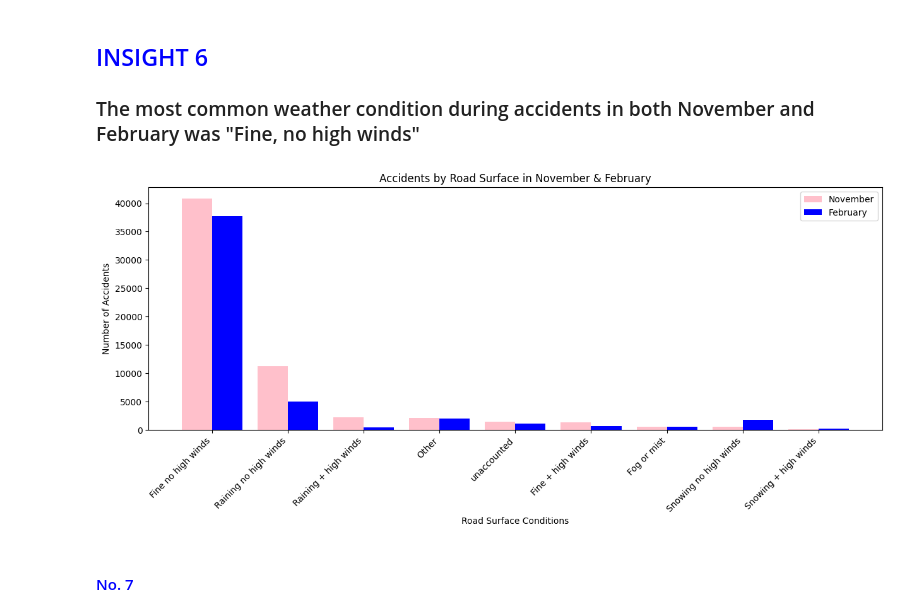
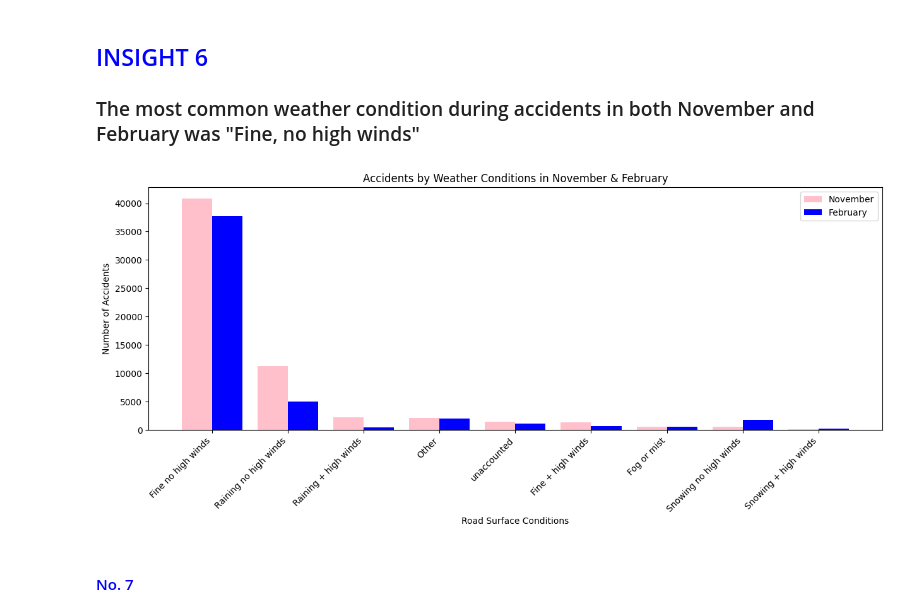
Before and after one commit to Meloujean/Data-Mining, a Jupyter notebook: activity4.ipynb, the cells around one changed output. Saved outputs shown, nothing was run; the diff lists cells and outputs as text; code cells hidden in the pictures.

```diff
--- a/activity4.ipynb
+++ b/activity4.ipynb
@@ -485,22 +485,22 @@ Name: count, dtype: int64
 # %%
 weather_conditions = ['Fine no high winds', 'Raining no high winds', 'Raining + high winds', 'Other', 'unaccounted', 'Fine + high winds', 'Fog or mist', 'Snowing no high winds', 'Snowing + high winds'
 ]
 
 nov_con = [most_common_weather_nov.get(cond, 0) for cond in weather_conditions]
 feb_con = [most_common_weather_feb.get(cond, 0) for cond in weather_conditions]
 x = np.arange(len(weather_conditions))
 plt.bar(x - 0.2, nov_con, width=0.4, label='November', color='pink')
 plt.bar(x + 0.2, feb_con, width=0.4, label='February', color='blue')
 plt.xlabel('Road Surface Conditions')
 plt.ylabel('Number of Accidents')
-plt.title('Accidents by Road Surface in November & February')
+plt.title('Accidents by Weather Conditions in November & February')
 plt.xticks(ticks=x, labels=weather_conditions)
 plt.legend()
 plt.xticks( rotation=45, ha='right')
 plt.gcf().set_size_inches(15,5)
 plt.show()
 # %% [output]
-[figure, old version]
+[figure, new version]
 # %% [markdown]
 <h4 style="color: blue;">No. 7</h1>
 # %%
```
Also changed, not shown: parts of 6 cells of this notebook.
